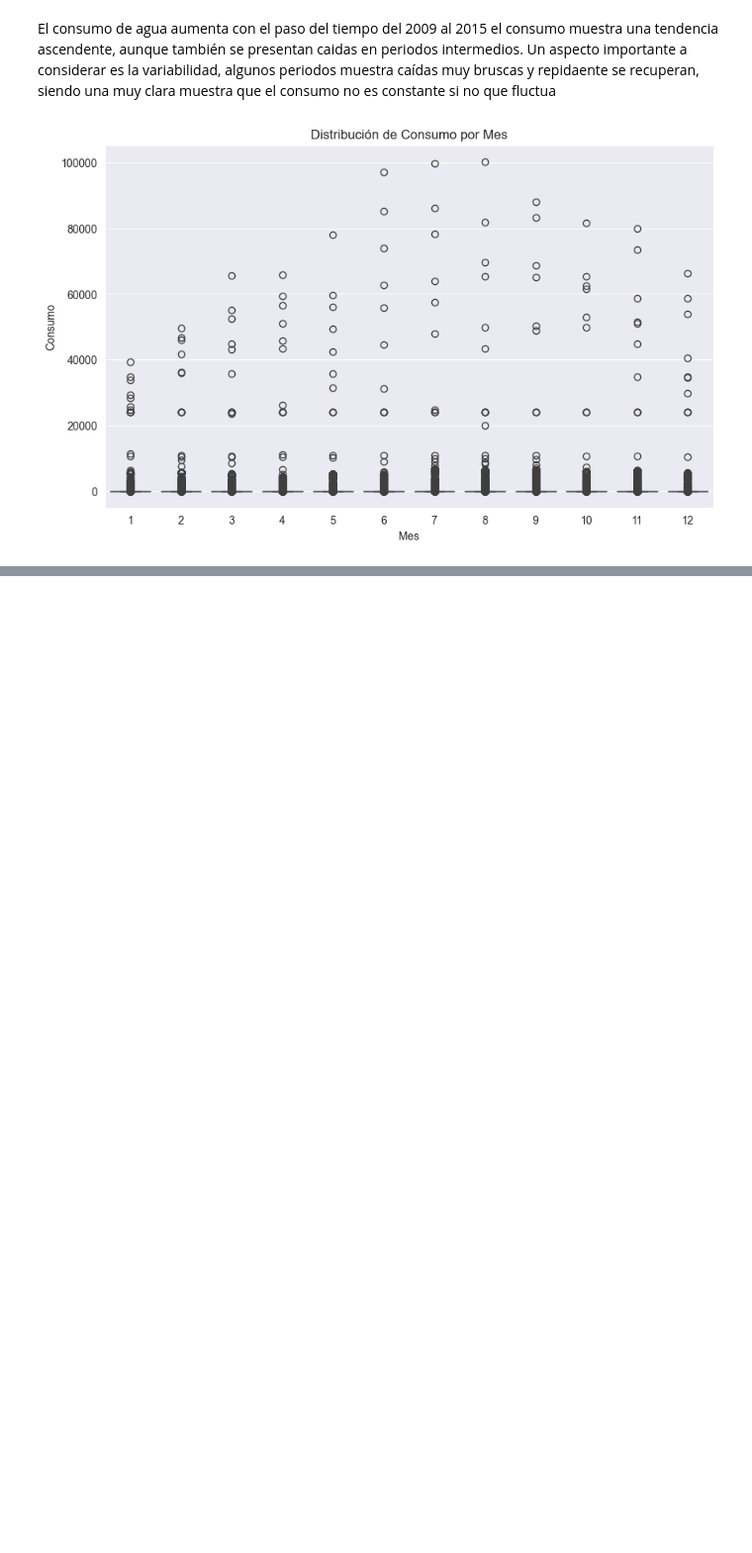
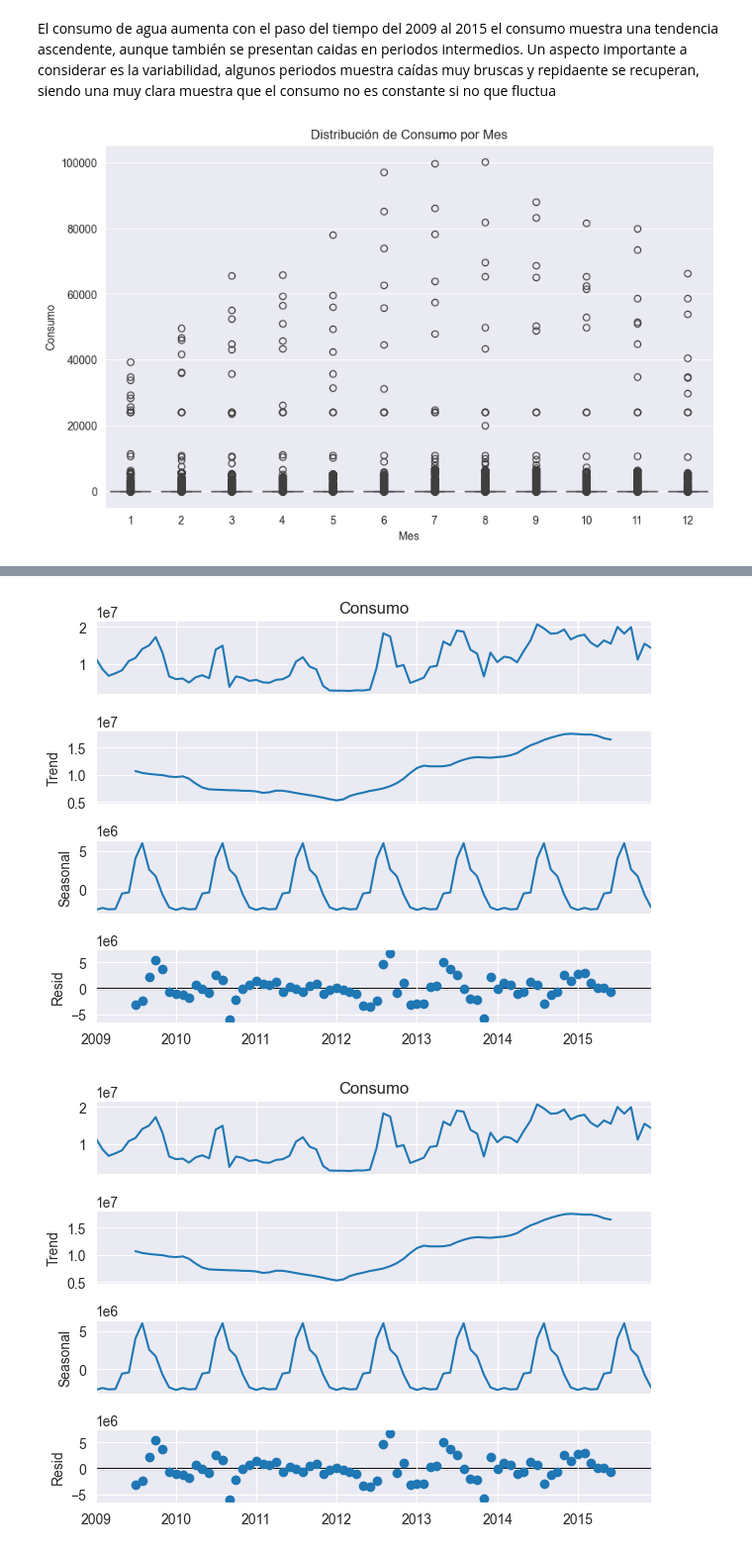
Before and after one commit to AlejandroChicaizaBMV/Proyecto_MN, a Jupyter notebook: proyecto.ipynb, the cells around one changed output, grey strips where cells are left out. Shown at 99% size. Cells and saved outputs as stored; diff of their text form; code cells hidden in the pictures; blank space fills up the shorter version.

```diff
--- a/proyecto.ipynb
+++ b/proyecto.ipynb
@@ -258,0 +263,4 @@ plt.show()
+# %%
+df_mes = df_long.groupby('Fecha').sum().sort_index()
+
+df_mes.head()
@@ -258,0 +275,6 @@ plt.show()
+# %%
+result = seasonal_decompose(df_mes['Consumo'], model='additive', period=12)
+result.plot()
+# %% [output]
+[figure, added]
+[figure, added]
```
Also changed, not shown: parts of 8 cells of this notebook.
